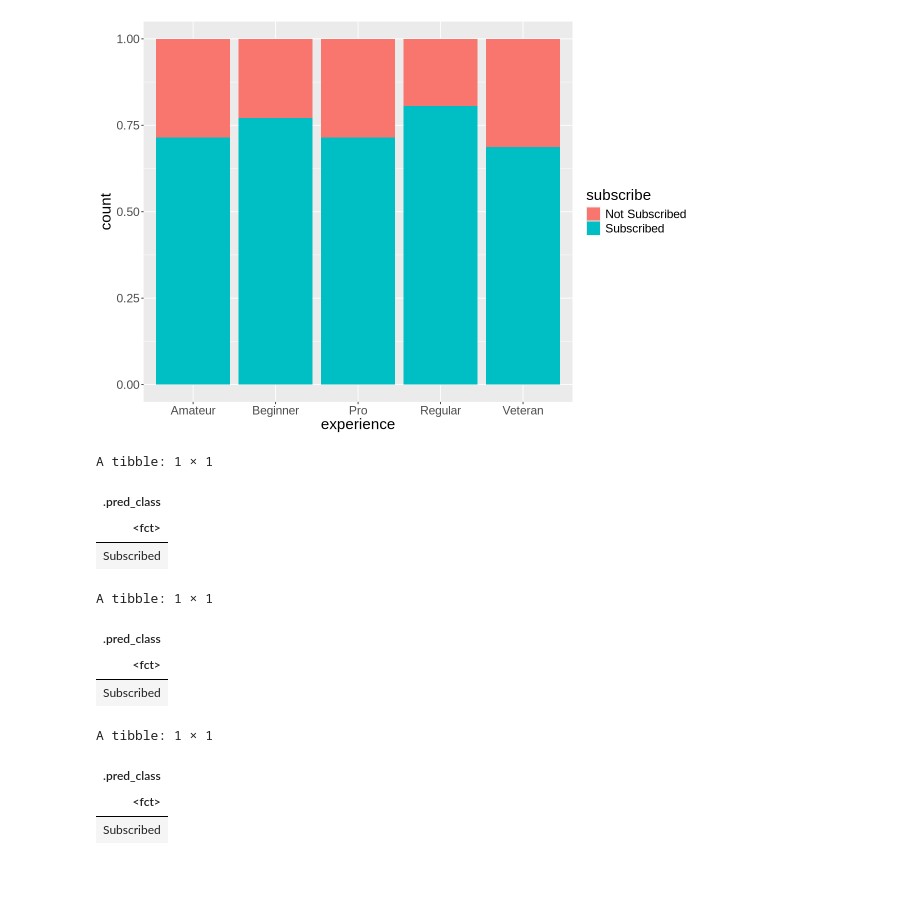
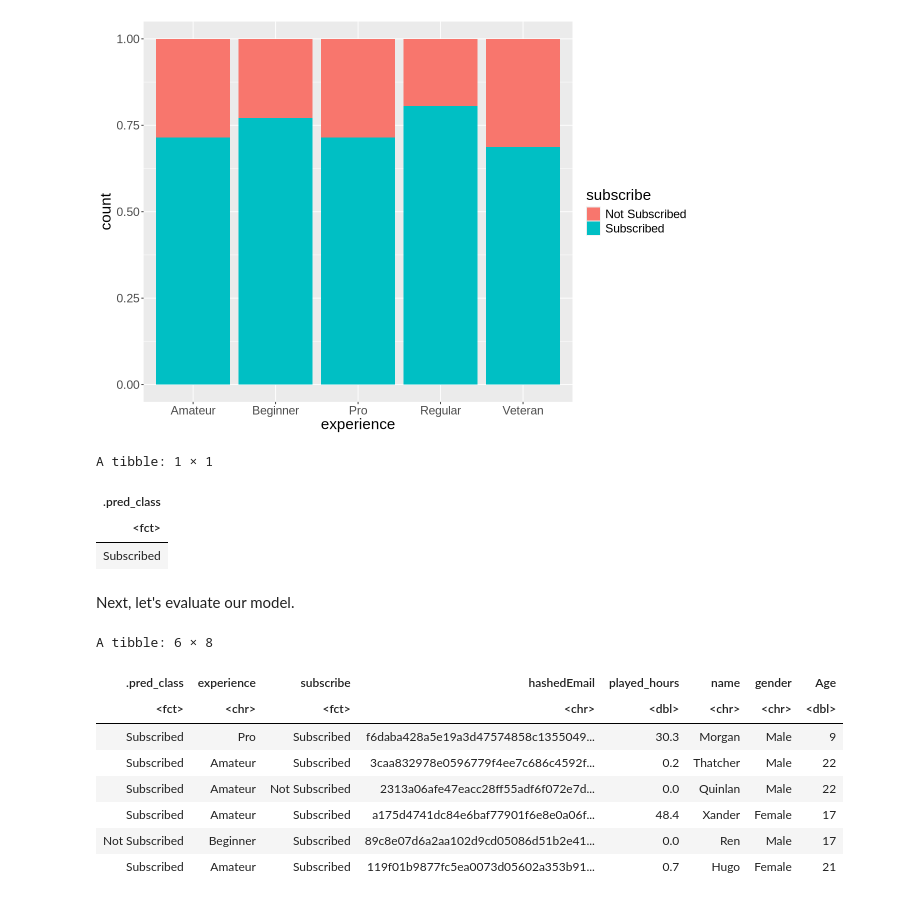
Before and after one commit to andrew11i/AI-dsci-100-project-2025ss, a Jupyter notebook: dsci-100-project.ipynb, the cells around one changed output. Drawn from its saved outputs; the diff is of its cells as text; code cells hidden in the pictures; blank space fills up the shorter version.

```diff
--- a/dsci-100-project.ipynb
+++ b/dsci-100-project.ipynb
@@ -120,19 +126,11 @@ players_all_fit <- workflow() |>
 # %%
 new_obs <- tibble(Age = 20, played_hours = 150)
 
-predict(players_age_fit, new_obs)
-predict(players_hours_fit, new_obs)
 predict(players_all_fit, new_obs)
 # %% [output]
 A tibble: 1 × 1
 | .pred_class |
 | <fct> |
 | Subscribed |
-A tibble: 1 × 1
-| .pred_class |
-| <fct> |
-| Subscribed |
-A tibble: 1 × 1
-| .pred_class |
-| <fct> |
-| Subscribed |
+# %% [markdown]
+Next, let's evaluate our model.
@@ -138,0 +143,24 @@ A tibble: 1 × 1
+# %%
+train_recipe <- recipe(subscribe ~ Age + played_hours, data = players_train) |>
+  step_scale(all_predictors()) |>
+  step_center(all_predictors())
+
+train_fit <- workflow() |>
+  add_recipe(train_recipe) |>
+  add_model(players_spec) |>
+  fit(data = players_train)
+
+players_test_predictions <- predict(train_fit, players_test) |>
+  bind_cols(players_test)
+
+head(players_test_predictions)
+# %% [output]
+A tibble: 6 × 8
+| .pred_class | experience | subscribe | hashedEmail | played_hours | name | gender | Age |
+| <fct> | <chr> | <fct> | <chr> | <dbl> | <chr> | <chr> | <dbl> |
+| Subscribed | Pro | Subscribed | f6daba428a5e19a3d47574858c1355049... | 30.3 | Morgan | Male | 9 |
+| Subscribed | Amateur | Subscribed | 3caa832978e0596779f4ee7c686c4592f... | 0.2 | Thatcher | Male | 22 |
+| Subscribed | Amateur | Not Subscribed | 2313a06afe47eacc28ff55adf6f072e7d... | 0.0 | Quinlan | Male | 22 |
+| Subscribed | Amateur | Subscribed | a175d4741dc84e6baf77901f6e8e0a06f... | 48.4 | Xander | Female | 17 |
+| Not Subscribed | Beginner | Subscribed | 89c8e07d6a2aa102d9cd05086d51b2e41... | 0.0 | Ren | Male | 17 |
+| Subscribed | Amateur | Subscribed | 119f01b9877fc5ea0073d05602a353b91... | 0.7 | Hugo | Female | 21 |
```
Also changed, not shown: parts of 18 cells of this notebook.
